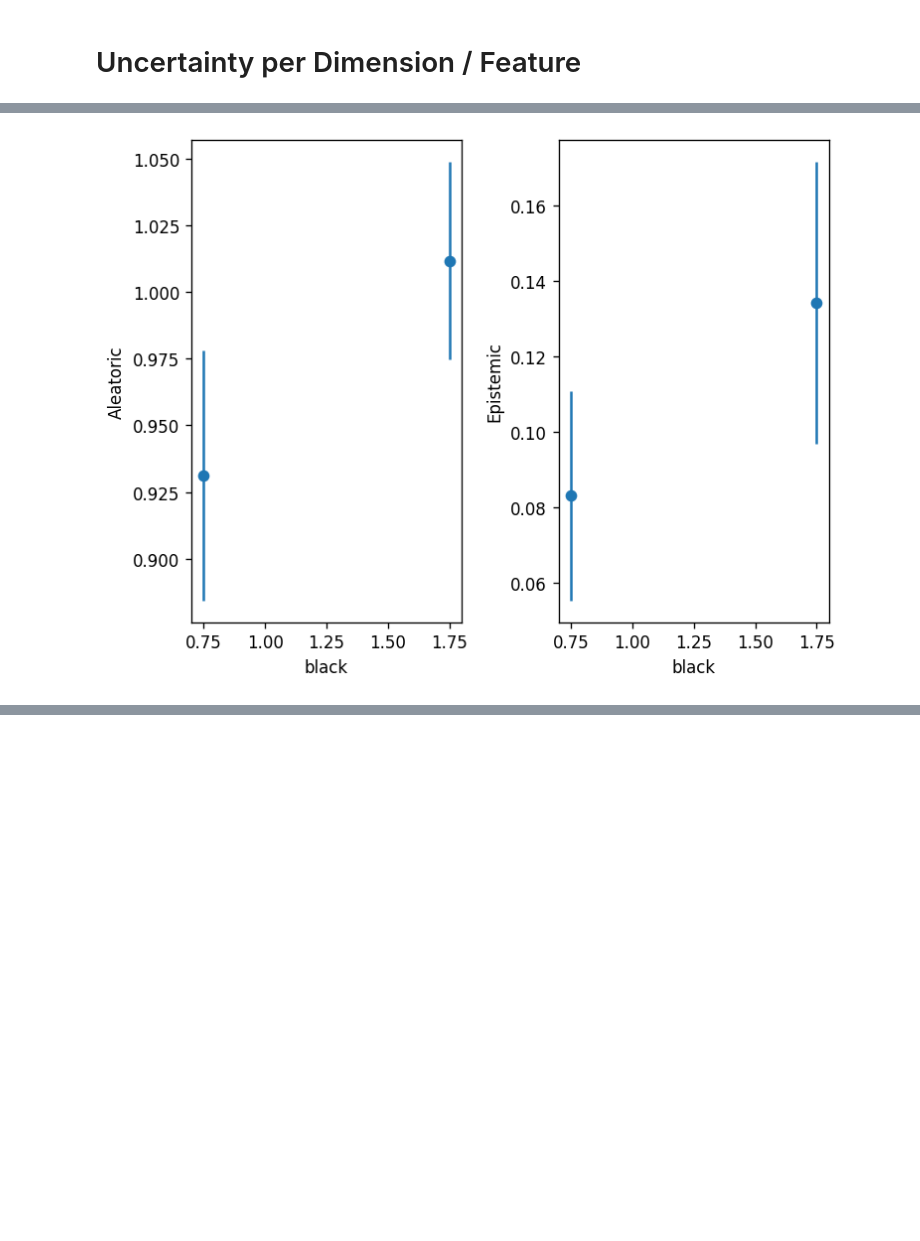
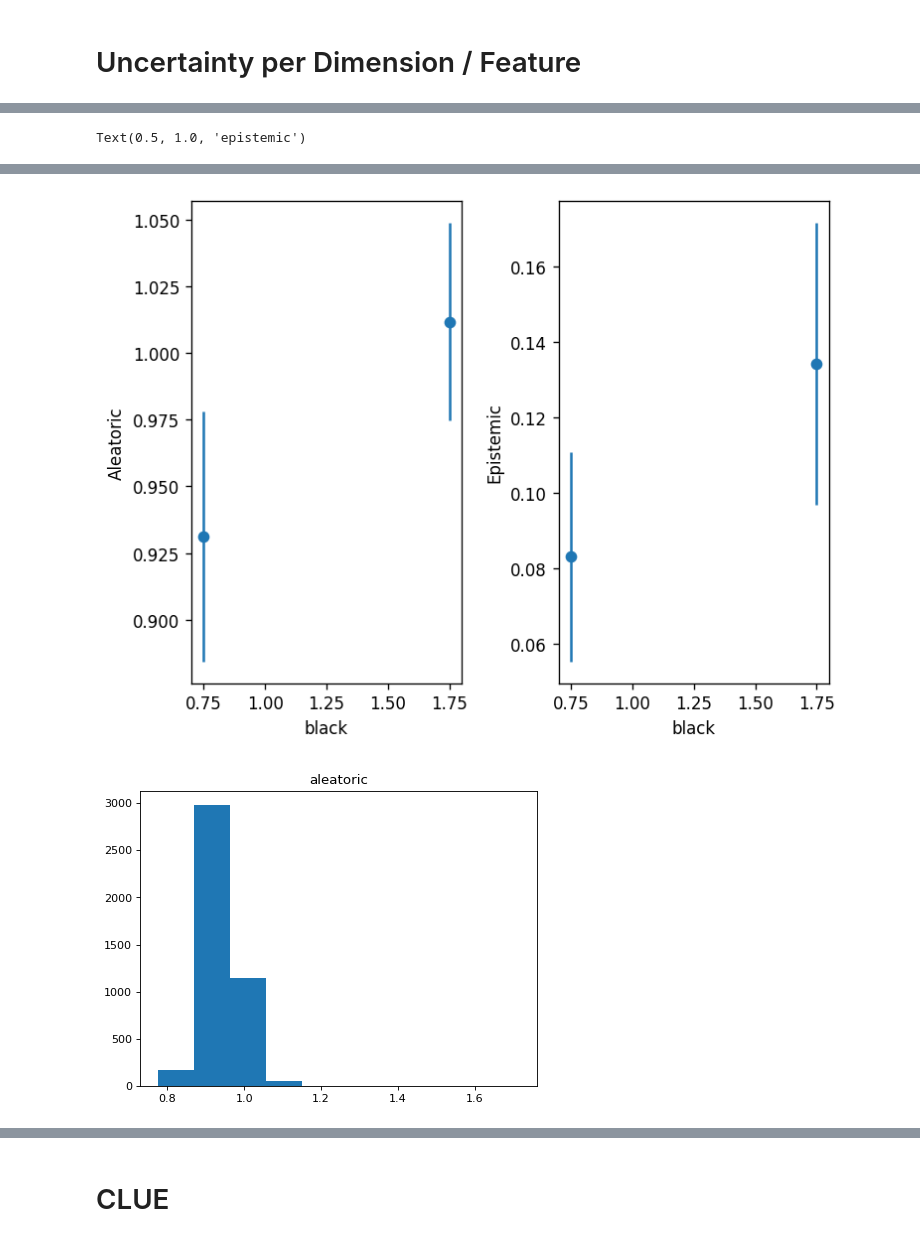
Before and after one commit to lsch0lz/counterfactuals, a Jupyter notebook: examples/lsat_example.ipynb, the cells around one changed output, grey strips where cells are left out. Saved outputs shown, nothing was run; the diff lists cells and outputs as text; code cells hidden in the pictures; blank space fills up the shorter version.

```diff
--- a/examples/lsat_example.ipynb
+++ b/examples/lsat_example.ipynb
@@ -166,11 +187,11 @@ axes[1].set_ylabel('Epistemic')
 plt.tight_layout()
 # plt.show()
 
-# plt.figure(dpi=80)
-# plt.hist(te_aleatoric_vec)
-# plt.title('aleatoric')
+plt.figure(dpi=80)
+plt.hist(te_aleatoric_vec)
+plt.title('aleatoric')
 
-# plt.figure(dpi=80)
-# plt.hist(te_epistemic_vec)
-# plt.title('epistemic')
+plt.figure(dpi=80)
+plt.hist(te_epistemic_vec)
+plt.title('epistemic')
 # %% [output]
@@ -177,2 +215,4 @@ plt.tight_layout()
+Text(0.5, 1.0, 'epistemic')
 [figure]
 [figure]
+[figure, added]
@@ -178,0 +220,2 @@ plt.tight_layout()
+# %% [markdown]
+# CLUE
```
Also changed, not shown: parts of 8 cells of this notebook, 1 other file.
